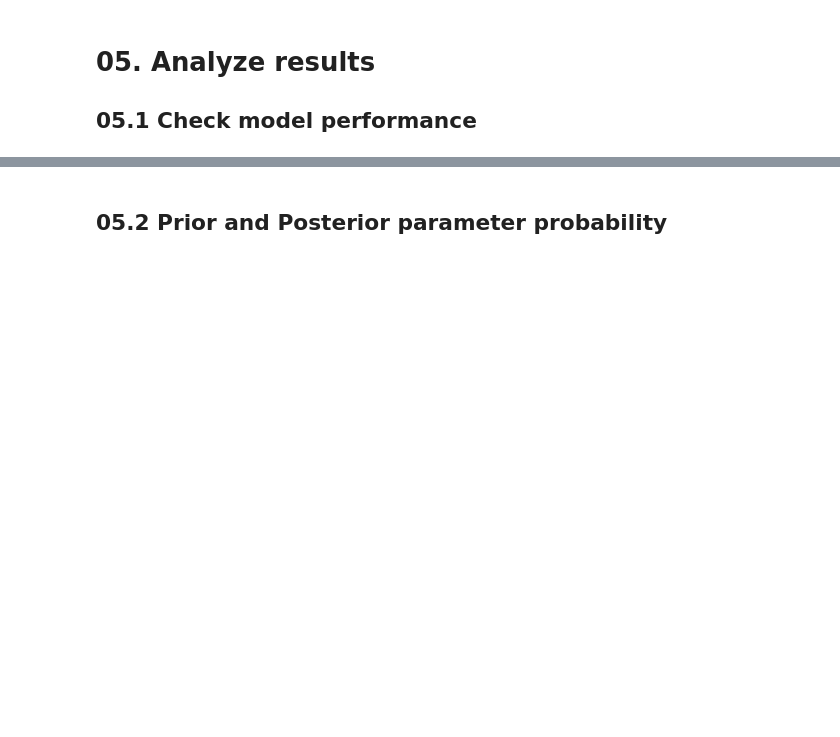
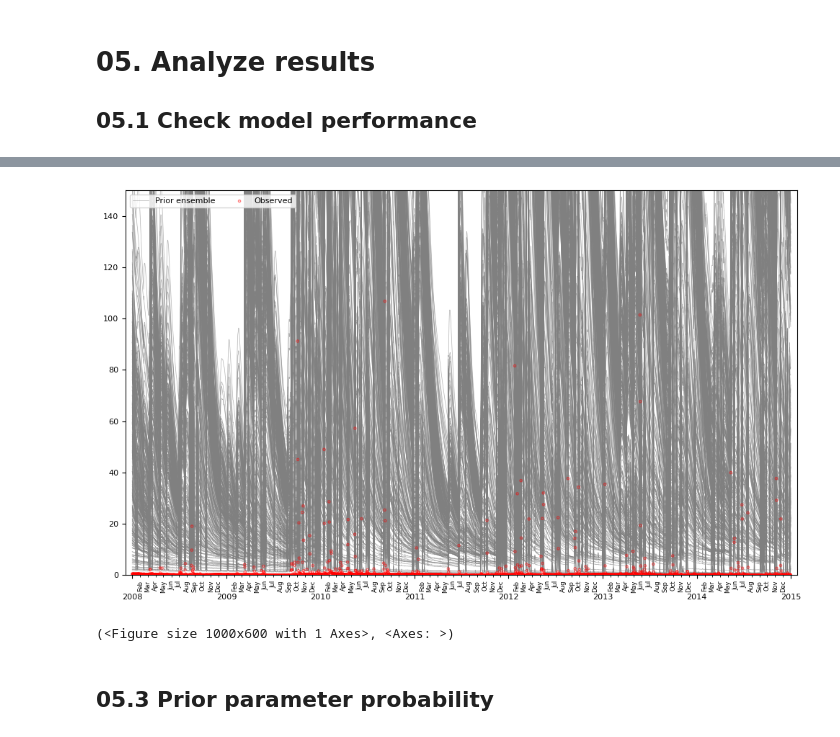
Before and after one commit to himmatbasnet84-stack/SWAT-MODFLOW, a Jupyter notebook: workflows/uncertainty_analysis/01_pp_prior_run.ipynb, the cells around one changed output, grey strips where cells are left out. Cells and saved outputs as stored; diff of their text form; code cells hidden in the pictures; blank space fills up the shorter version.

```diff
--- a/workflows/uncertainty_analysis/01_pp_prior_run.ipynb
+++ b/workflows/uncertainty_analysis/01_pp_prior_run.ipynb
@@ -91,3 +103,8 @@ _ = ax.set_xlabel("$log_{10}\\phi$")
+# %%
+analyzer.ua.plot_tseries_ensemble(pst, 'rch_01', pr_oe=pr_oe, height=6, dot=False, ymin=0, ymax=150, show=True)
+# %% [output]
+[figure, added]
+(<Figure size 1000x600 with 1 Axes>, <Axes: >)
 # %% [markdown]
-## 05.2 Prior and Posterior parameter probability
+## 05.3 Prior parameter probability
 # %%
```
Also changed, not shown: parts of 25 cells of this notebook, 3 other files.
